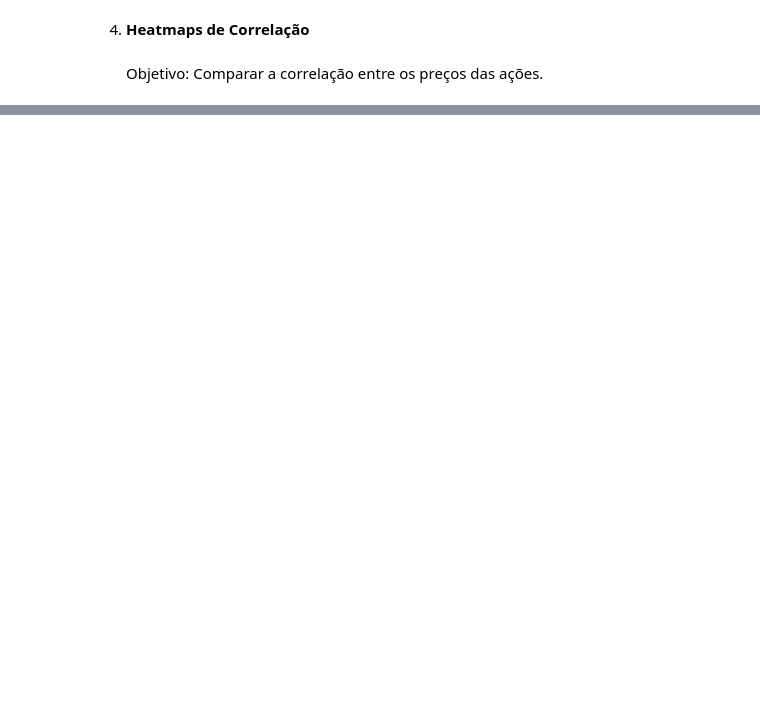
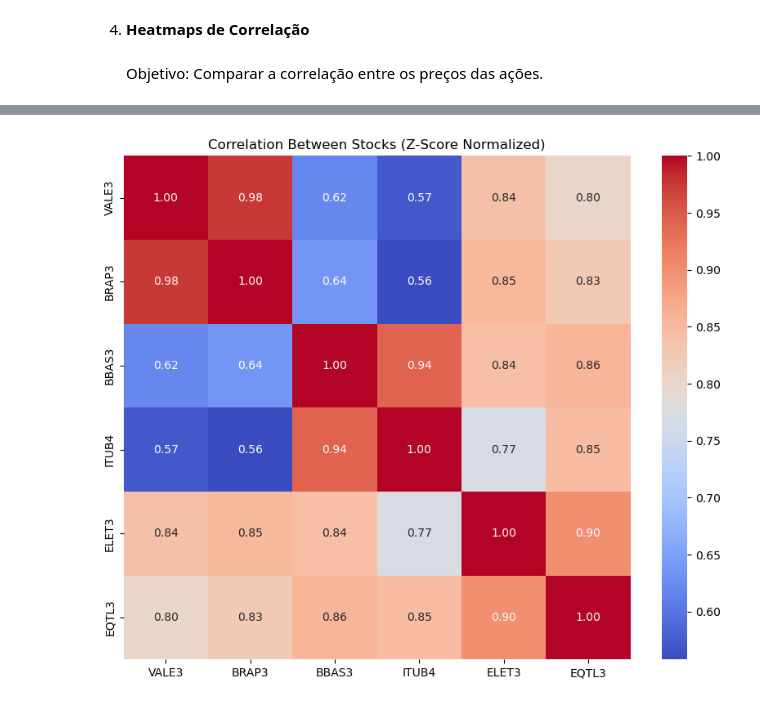
Before and after one commit to diogobrasil/analises-tcc-cripto, a Jupyter notebook: main/classes/Visualization/b3_analysis_charts/comparisons.ipynb, the cells around one changed output, grey strips where cells are left out. Drawn from its saved outputs; the diff is of its cells as text; code cells hidden in the pictures; blank space fills up the shorter version.

```diff
--- a/main/classes/Visualization/b3_analysis_charts/comparisons.ipynb
+++ b/main/classes/Visualization/b3_analysis_charts/comparisons.ipynb
@@ -92,0 +112,18 @@ plot_correlation_matrix(assets_df)
+# %%
+# Seleciona apenas as colunas normalizadas com z-score
+z_score_columns = [col for col in assets_normalized.columns if 'z_score' in col]
+
+# Renomeia as colunas para remover a extensão 'z_score'
+renamed_z_score_columns = {col: col.replace('_z_score', '') for col in z_score_columns}
+assets_normalized_z_score_renamed = assets_normalized[z_score_columns].rename(columns=renamed_z_score_columns)
+
+# Calcula a matriz de correlação com os nomes corrigidos
+correlation_z_score = assets_normalized_z_score_renamed.corr()
+
+# Plota a matriz de correlação
+plt.figure(figsize=(10, 8))
+sns.heatmap(correlation_z_score, annot=True, cmap='coolwarm', fmt=".2f", cbar=True)
+plt.title('Correlation Between Stocks (Z-Score Normalized)')
+plt.show()
+# %% [output]
+[figure, added]
```
Also changed, not shown: parts of 6 cells of this notebook, 1 other file.
